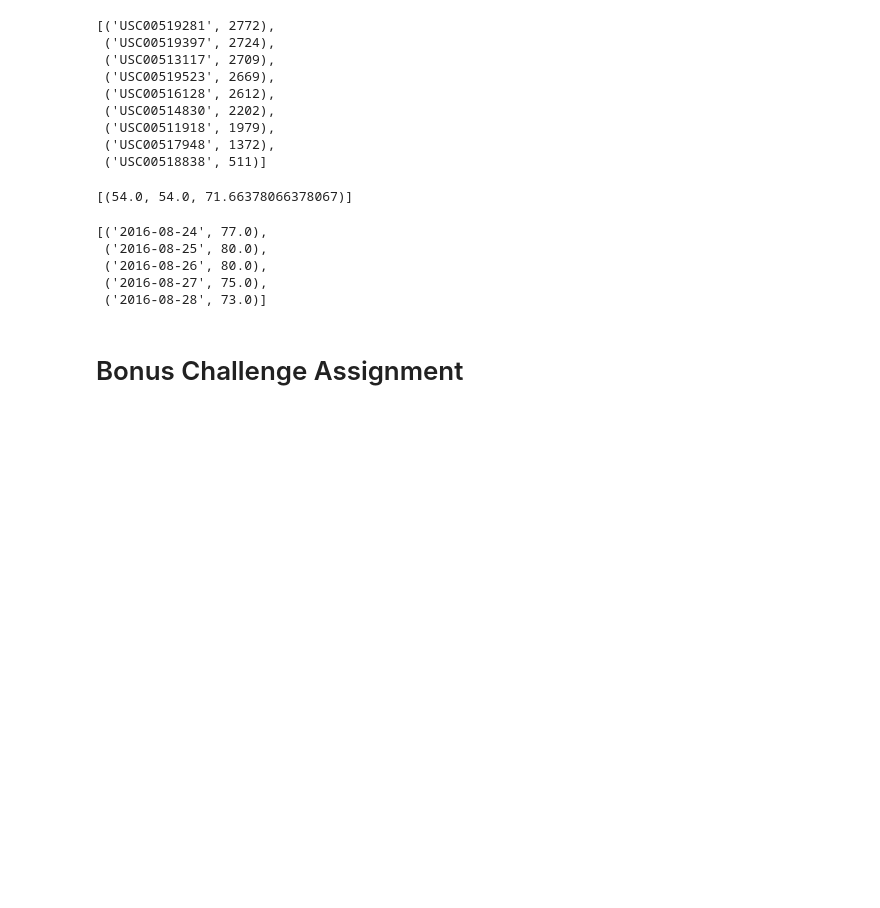
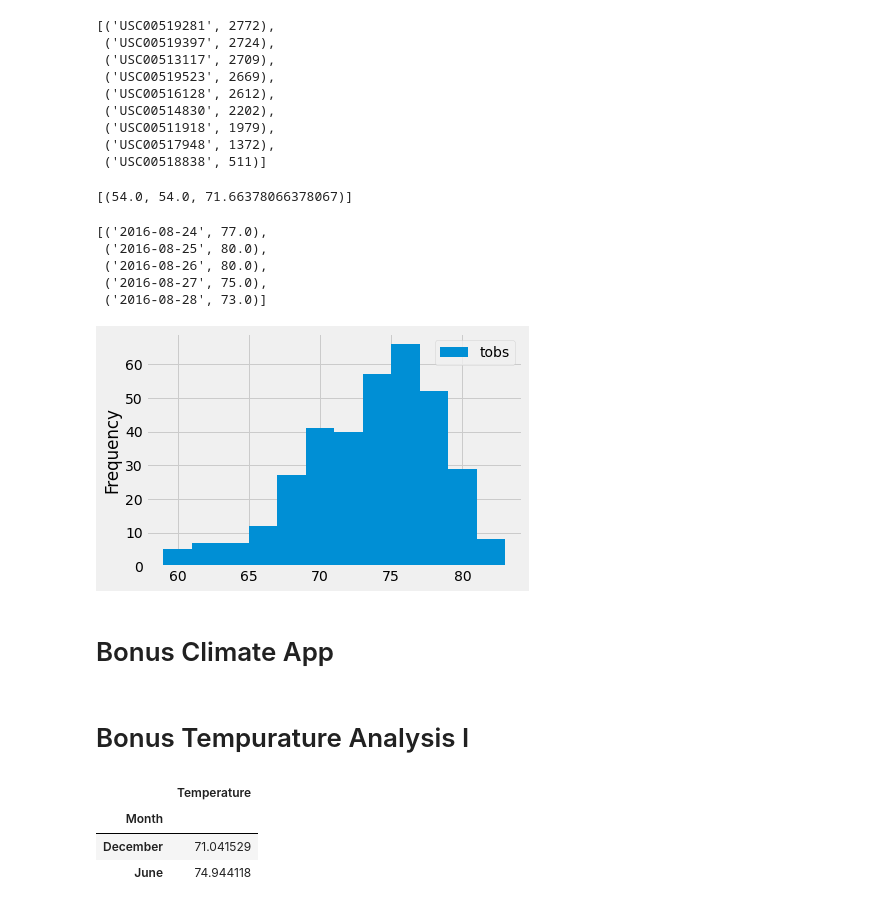
Before and after one commit to timsamson/sqlalchemy-challenge, a Jupyter notebook: climate.ipynb, the cells around one changed output. Saved outputs shown, nothing was run; the diff lists cells and outputs as text; code cells hidden in the pictures; blank space fills up the shorter version.

Commit message:
bonus analysis 1

```diff
--- a/climate.ipynb
+++ b/climate.ipynb
@@ -131,5 +132,11 @@ USC00519281[:5]
  ('2016-08-28', 73.0)]
 # %%
 # Query the last 12 months of temperature observation data for this station and plot the results as a histogram
+
+USC00519281= pd.DataFrame(USC00519281)
+USC00519281.plot(kind="hist",bins=12);
+plt.savefig("Images/USC00519281_Histogram_Temp_Observations.png")
+# %% [output]
+[figure, added]
 # %% [markdown]
-# Bonus Challenge Assignment
+# Bonus Climate App
@@ -135,0 +184,2 @@ USC00519281[:5]
+# %% [markdown]
+# Bonus Tempurature Analysis I
@@ -135,0 +194,24 @@ USC00519281[:5]
+# %%
+# return data for June and December
+june_data = session.query(measurement.date, measurement.tobs).filter(func.strftime("%m",measurement.date) == '06').all()
+dec_data = session.query(measurement.date, measurement.tobs).filter(func.strftime("%m",measurement.date) == '12').all()
+
+# Create Singluar data frame
+june_df = pd.DataFrame(june_data,columns=["Date","Temperature"])
+dec_df = pd.DataFrame(dec_data,columns=["Date","Temperature"])
+
+#rename Columns
+june_df["Month"] = "June"
+dec_df["Month"] = "December"
+
+#Comcat data
+temp_df = pd.concat([june_df,dec_df], ignore_index=True)
+
+# calculate the average for both June and December
+avg_temp = temp_df.groupby("Month").mean()
+avg_temp
+# %% [output]
+|  | Temperature |
+| Month |  |
+| December | 71.041529 |
+| June | 74.944118 |
```
Also changed, not shown: parts of 9 cells of this notebook.
